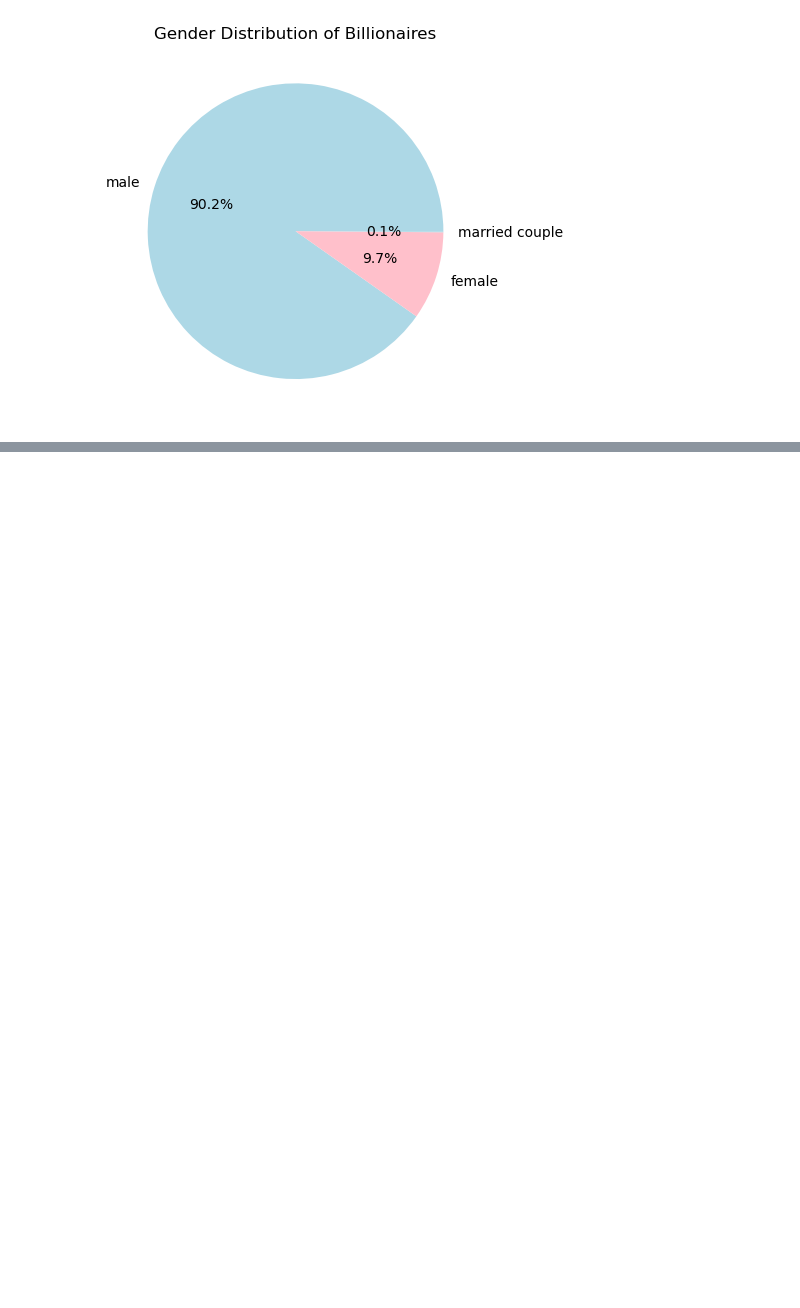
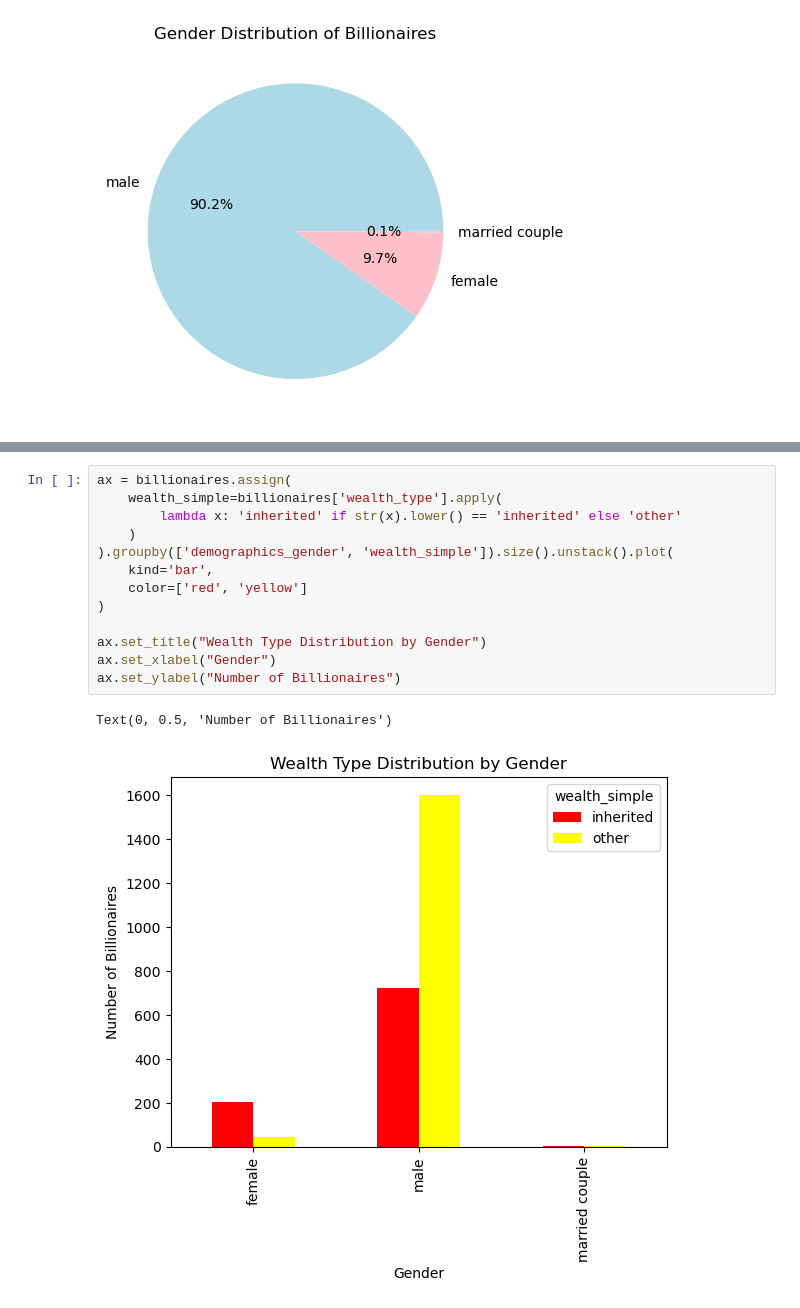
Before and after one commit to aleren040406/cs-130-project, a Jupyter notebook: analysis.ipynb, the cells around one changed output, grey strips where cells are left out. Cells and saved outputs as stored; diff of their text form; blank space fills up the shorter version.

```diff
--- a/analysis.ipynb
+++ b/analysis.ipynb
@@ -486,0 +513,16 @@ plt.show()
+# %%
+ax = billionaires.assign(
+    wealth_simple=billionaires['wealth_type'].apply(
+        lambda x: 'inherited' if str(x).lower() == 'inherited' else 'other'
+    )
+).groupby(['demographics_gender', 'wealth_simple']).size().unstack().plot(
+    kind='bar',
+    color=['red', 'yellow']
+)
+
+ax.set_title("Wealth Type Distribution by Gender")
+ax.set_xlabel("Gender")
+ax.set_ylabel("Number of Billionaires")
+# %% [output]
+Text(0, 0.5, 'Number of Billionaires')
+[figure, added]
```
Also changed, not shown: parts of 2 cells of this notebook, 9 other files.
